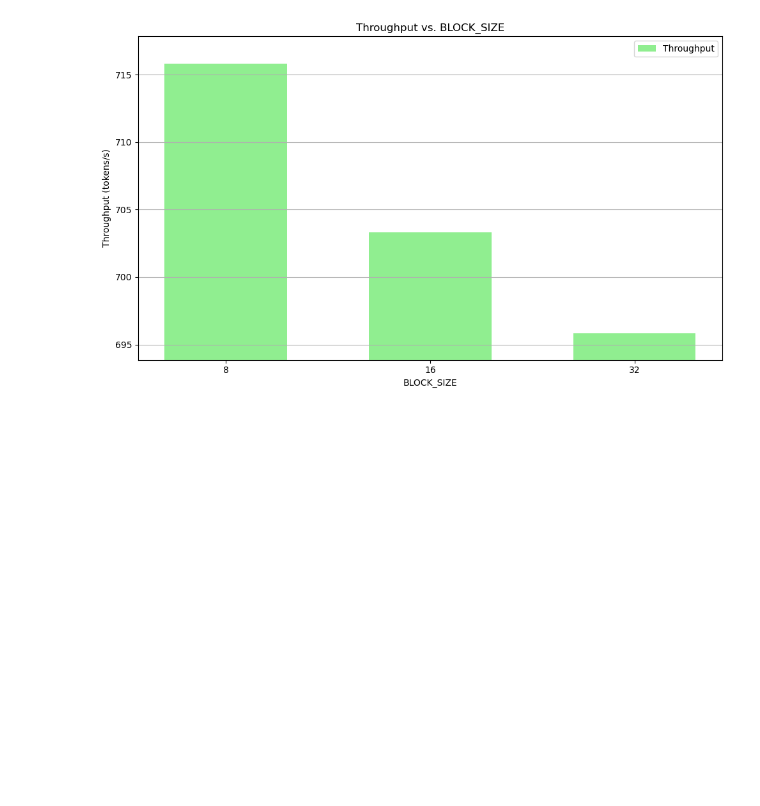
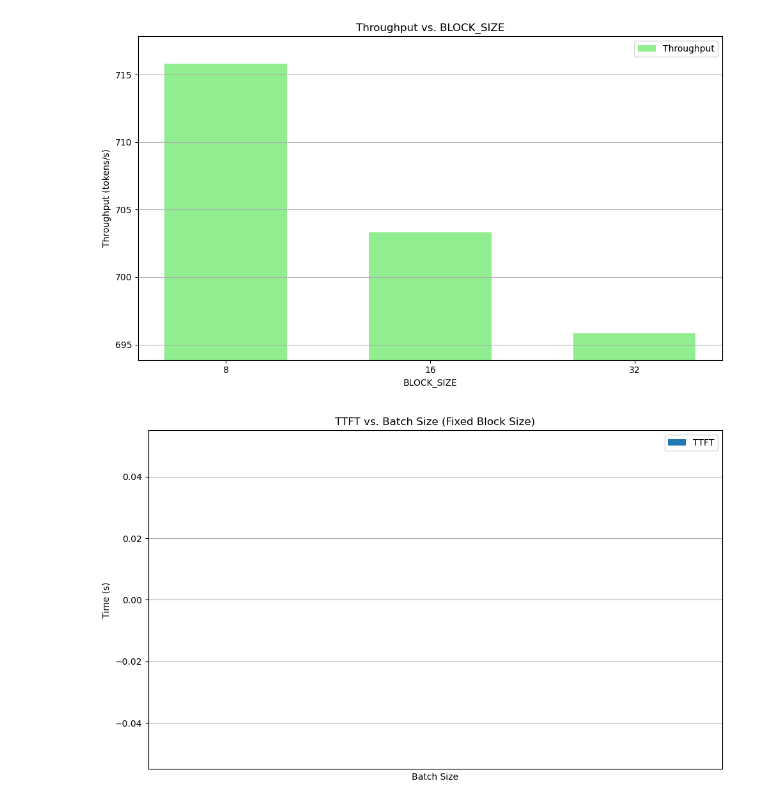
Before and after one commit to quaternior/vllm_eval, a Jupyter notebook: plot.ipynb, the cells around one changed output. Drawn from its saved outputs; the diff is of its cells as text; code cells hidden in the pictures; blank space fills up the shorter version.

```diff
--- a/plot.ipynb
+++ b/plot.ipynb
@@ -108,3 +110,98 @@ plot_results(results)
 [figure]
 [figure]
 [figure]
+# %%
+import os
+import re
+import matplotlib.pyplot as plt
+import numpy as np
+
+def parse_file(file_path):
+    with open(file_path, 'r') as file:
+        content = file.read()
+
+    # Extract relevant metrics using regular expressions
+    first_scheduled_time = float(re.search(r"first_scheduled_time=([\d.]+)", content).group(1))
+    first_token_time = float(re.search(r"first_token_time=([\d.]+)", content).group(1))
+    finished_time = float(re.search(r"finished_time=([\d.]+)", content).group(1))
+
+    # Extract number of tokens
+    token_ids_match = re.search(r"token_ids=\(([\d, ]+)\)", content)
+    output_tokens = len(token_ids_match.group(1).split(',')) if token_ids_match else 0
+
+    # Calculate TTFT, TPOT, and Throughput
+    ttft = first_token_time - first_scheduled_time
+    total_output_time = finished_time - first_token_time
+    tpot = total_output_time / output_tokens if output_tokens > 0 else 0
+    throughput = output_tokens / total_output_time if total_output_time > 0 else 0
+
+    return ttft, tpot, throughput
+
+def process_files(directory, fixed_block_size):
+    results = {}
+    for file_name in os.listdir(directory):
+        if file_name.startswith('output') and file_name.endswith('.txt'):
+            # Extract batch_size and block_size from the filename
+            match = re.match(r"output_batch(\d+)_bs(\d+).txt", file_name)
+            if match:
+                batch_size = int(match.group(1))
+                block_size = int(match.group(2))
+                if block_size == fixed_block_size:  # Only process the fixed block size
+                    file_path = os.path.join(directory, file_name)
+                    ttft, tpot, throughput = parse_file(file_path)
+                    results[batch_size] = (ttft, tpot, throughput)
+    return results
+
+def plot_results(results):
+    batch_sizes = sorted(results.keys())
+    ttft_values = [results[bs][0] for bs in batch_sizes]
+    tpot_values = [results[bs][1] for bs in batch_sizes]
+    throughput_values = [results[bs][2] for bs in batch_sizes]
+
+    x = np.arange(len(batch_sizes))  # X-axis positions for the bars
+
+    # Plot TTFT
+    plt.figure(figsize=(10, 6))
+    plt.bar(x, ttft_values, color='skyblue', label='TTFT')
+    plt.xlabel('Batch Size')
+    plt.ylabel('Time (s)')
+    plt.title('TTFT vs. Batch Size (Fixed Block Size)')
+    plt.xticks(x, batch_sizes)
+    plt.grid(axis='y')
+    plt.legend()
+    plt.tight_layout()
+    plt.show()
+
+    # Plot TPOT
+    plt.figure(figsize=(10, 6))
+    plt.bar(x, tpot_values, color='salmon', label='TPOT')
+    plt.xlabel('Batch Size')
+    plt.ylabel('Time per Token (s/token)')
+    plt.title('TPOT vs. Batch Size (Fixed Block Size)')
+    plt.xticks(x, batch_sizes)
+    plt.grid(axis='y')
+    plt.legend()
+    plt.tight_layout()
+    plt.show()
+
+    # Plot Throughput
+    plt.figure(figsize=(10, 6))
+    plt.bar(x, throughput_values, color='lightgreen', label='Throughput')
+    plt.xlabel('Batch Size')
+    plt.ylabel('Throughput (tokens/s)')
+    plt.title('Throughput vs. Batch Size (Fixed Block Size)')
+    plt.xticks(x, batch_sizes)
+    plt.grid(axis='y')
+    plt.legend()
+    plt.tight_layout()
+    plt.show()
+
+# Use the current directory
+current_directory = os.getcwd()
+fixed_block_size = 32  # Specify the fixed block size
+
+# Process files and plot results
+results = process_files(current_directory, fixed_block_size)
+plot_results(results)
+# %% [output]
+[figure, added]
```
Also changed, not shown: parts of 2 cells of this notebook, 1 other file.
